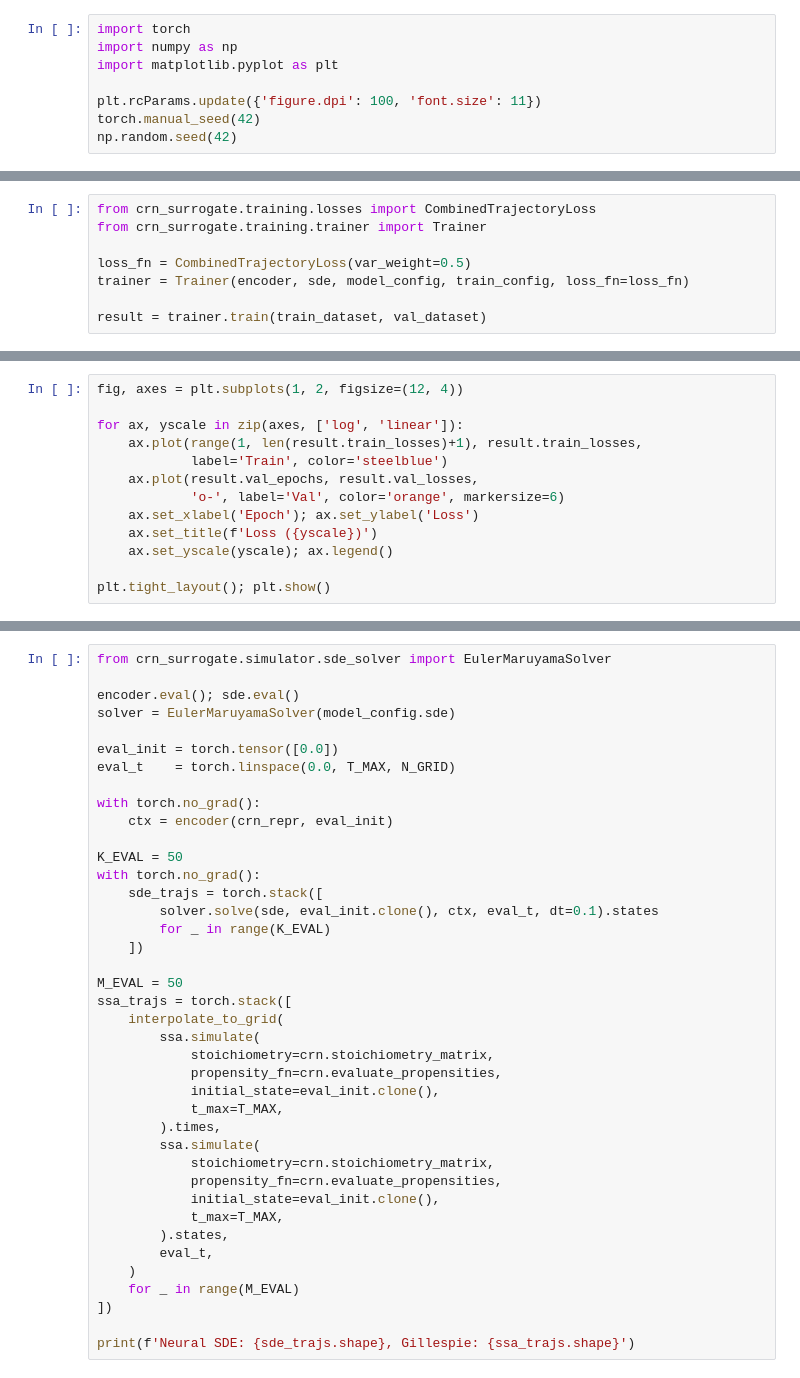
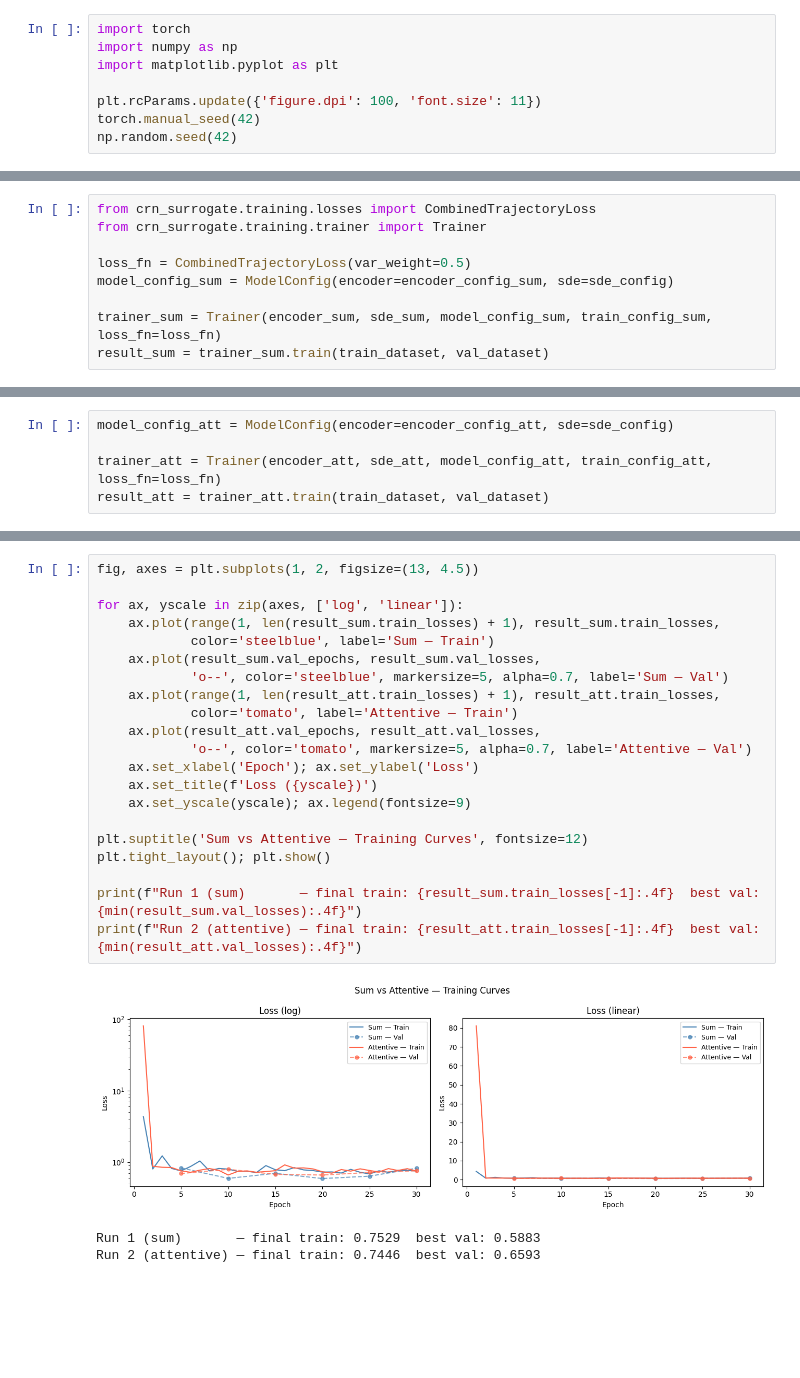
Before and after one commit to Mijan/CRN_Surrogate, a Jupyter notebook: notebooks/03_training.ipynb, the cells around one changed output, grey strips where cells are left out. Drawn from its saved outputs; the diff is of its cells as text; blank space fills up the shorter version.

```diff
--- a/notebooks/03_training.ipynb
+++ b/notebooks/03_training.ipynb
@@ -157,9 +168,10 @@ from crn_surrogate.training.losses import CombinedTrajectoryLoss
 from crn_surrogate.training.trainer import Trainer
 
 loss_fn = CombinedTrajectoryLoss(var_weight=0.5)
-trainer = Trainer(encoder, sde, model_config, train_config, loss_fn=loss_fn)
+model_config_sum = ModelConfig(encoder=encoder_config_sum, sde=sde_config)
 
-result = trainer.train(train_dataset, val_dataset)
+trainer_sum = Trainer(encoder_sum, sde_sum, model_config_sum, train_config_sum, loss_fn=loss_fn)
+result_sum = trainer_sum.train(train_dataset, val_dataset)
 # %% [output]
 wandb: [wandb.login()] Loaded credentials for https://api.wandb.ai from /home/jan/.netrc.
 wandb: Currently logged in as: jan-mikelson (jan-mikelson-independent) to https://api.wandb.ai. Use `wandb login --relogin` to force relogin
@@ -243,14 +210,6 @@ else:
 # %%
-fig, axes = plt.subplots(1, 2, figsize=(12, 4))
+model_config_att = ModelConfig(encoder=encoder_config_att, sde=sde_config)
 
-for ax, yscale in zip(axes, ['log', 'linear']):
-    ax.plot(range(1, len(result.train_losses)+1), result.train_losses,
-            label='Train', color='steelblue')
-    ax.plot(result.val_epochs, result.val_losses,
-            'o-', label='Val', color='orange', markersize=6)
-    ax.set_xlabel('Epoch'); ax.set_ylabel('Loss')
-    ax.set_title(f'Loss ({yscale})')
-    ax.set_yscale(yscale); ax.legend()
-
-plt.tight_layout(); plt.show()
+trainer_att = Trainer(encoder_att, sde_att, model_config_att, train_config_att, loss_fn=loss_fn)
+result_att = trainer_att.train(train_dataset, val_dataset)
 # %% [output]
@@ -260,40 +235,25 @@ plt.tight_layout(); plt.show()
 # %%
-from crn_surrogate.simulator.sde_solver import EulerMaruyamaSolver
+fig, axes = plt.subplots(1, 2, figsize=(13, 4.5))
 
-encoder.eval(); sde.eval()
-solver = EulerMaruyamaSolver(model_config.sde)
+for ax, yscale in zip(axes, ['log', 'linear']):
+    ax.plot(range(1, len(result_sum.train_losses) + 1), result_sum.train_losses,
+            color='steelblue', label='Sum — Train')
+    ax.plot(result_sum.val_epochs, result_sum.val_losses,
+            'o--', color='steelblue', markersize=5, alpha=0.7, label='Sum — Val')
+    ax.plot(range(1, len(result_att.train_losses) + 1), result_att.train_losses,
+            color='tomato', label='Attentive — Train')
+    ax.plot(result_att.val_epochs, result_att.val_losses,
+            'o--', color='tomato', markersize=5, alpha=0.7, label='Attentive — Val')
+    ax.set_xlabel('Epoch'); ax.set_ylabel('Loss')
+    ax.set_title(f'Loss ({yscale})')
+    ax.set_yscale(yscale); ax.legend(fontsize=9)
 
-eval_init = torch.tensor([0.0])
-eval_t    = torch.linspace(0.0, T_MAX, N_GRID)
+plt.suptitle('Sum vs Attentive — Training Curves', fontsize=12)
+plt.tight_layout(); plt.show()
 
-with torch.no_grad():
-    ctx = encoder(crn_repr, eval_init)
-
-K_EVAL = 50
-with torch.no_grad():
-    sde_trajs = torch.stack([
-        solver.solve(sde, eval_init.clone(), ctx, eval_t, dt=0.1).states
-        for _ in range(K_EVAL)
-    ])
-
-M_EVAL = 50
-ssa_trajs = torch.stack([
-    interpolate_to_grid(
-        ssa.simulate(
-            stoichiometry=crn.stoichiometry_matrix,
-            propensity_fn=crn.evaluate_propensities,
-            initial_state=eval_init.clone(),
-            t_max=T_MAX,
-        ).times,
-        ssa.simulate(
-            stoichiometry=crn.stoichiometry_matrix,
-            propensity_fn=crn.evaluate_propensities,
-            initial_state=eval_init.clone(),
-            t_max=T_MAX,
-        ).states,
-        eval_t,
-    )
-    for _ in range(M_EVAL)
-])
-
-print(f'Neural SDE: {sde_trajs.shape}, Gillespie: {ssa_trajs.shape}')
+print(f"Run 1 (sum)       — final train: {result_sum.train_losses[-1]:.4f}  best val: {min(result_sum.val_losses):.4f}")
+print(f"Run 2 (attentive) — final train: {result_att.train_losses[-1]:.4f}  best val: {min(result_att.val_losses):.4f}")
+# %% [output]
+[figure, added]
+Run 1 (sum)       — final train: 0.7529  best val: 0.5883
+Run 2 (attentive) — final train: 0.7446  best val: 0.6593
```
Also changed, not shown: parts of 17 cells of this notebook, 1 other file.
